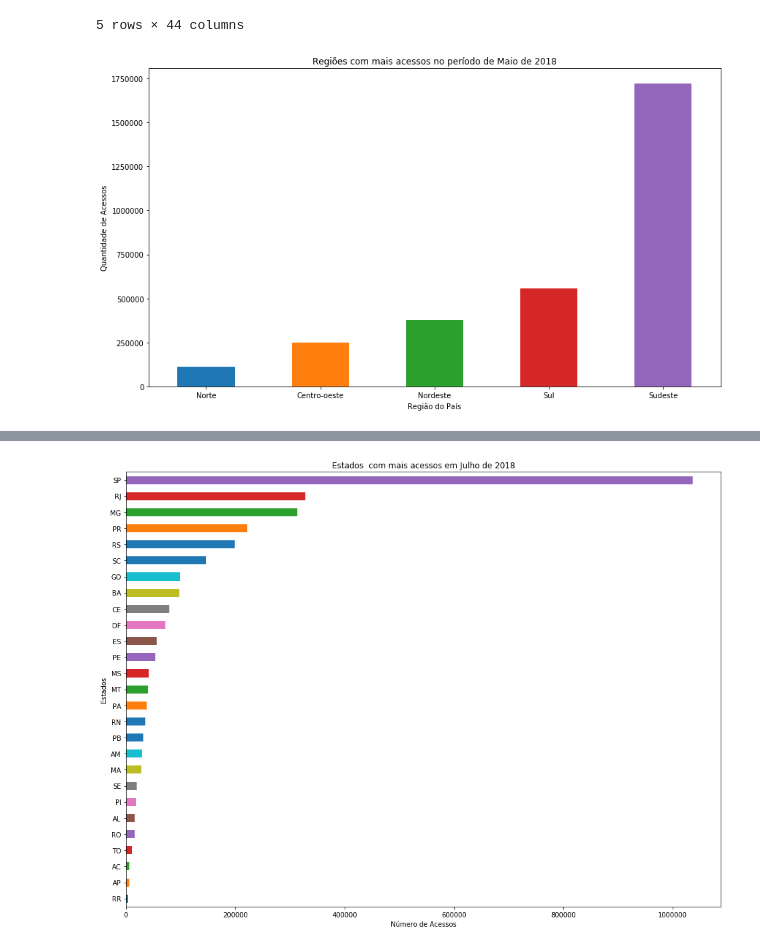
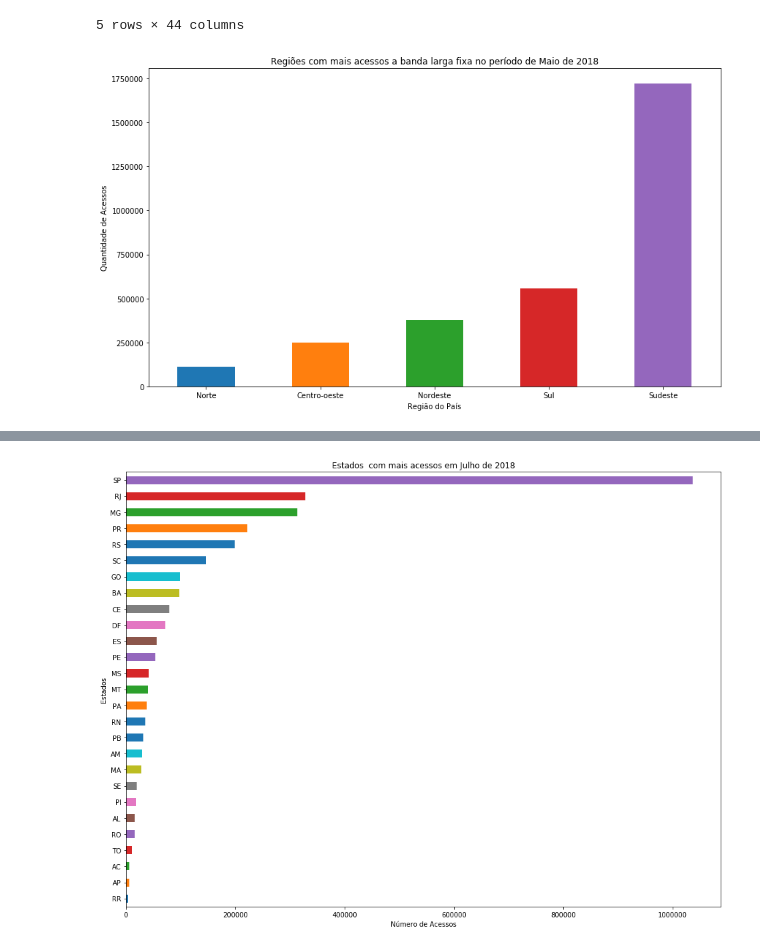
Before and after one commit to WanderWashington/AnaliseAnatel, a Jupyter notebook: Anatel_BandaLargaFixa.ipynb, the cells around one changed output, grey strips where cells are left out. Drawn from its saved outputs; the diff is of its cells as text; code cells hidden in the pictures.

```diff
--- a/Anatel_BandaLargaFixa.ipynb
+++ b/Anatel_BandaLargaFixa.ipynb
@@ -210,14 +210,14 @@ porRegiao.dropna()
 # %%
 #porRegiaoBR.groupby('Região')['2018-05'].sum().head(20).plot(kind='bar')
 auxiliarRegiao=porRegiao.groupby('Região')['2018-05'].sum()/10
 
 auxiliarRegiao.head(2)
 auxiliarRegiao.sort_values().plot(kind='bar',figsize=(14,8), grid=False, rot=0)
-plt.title("Regiões com mais acessos no período de Maio de 2018")
+plt.title("Regiões com mais acessos a banda larga fixa no período de Maio de 2018")
 plt.xlabel("Região do País")
 plt.ylabel("Quantidade de Acessos")
 plt.savefig('Graficos_BandaLargaFixa/Grafico_Regioes_acessos_Maio_2018.png')
 # %% [output]
-[figure, old version]
+[figure, new version]
 # %%
 porMunicipio.dropna()
```
Also changed, not shown: parts of 2 cells of this notebook, 1 other file.
